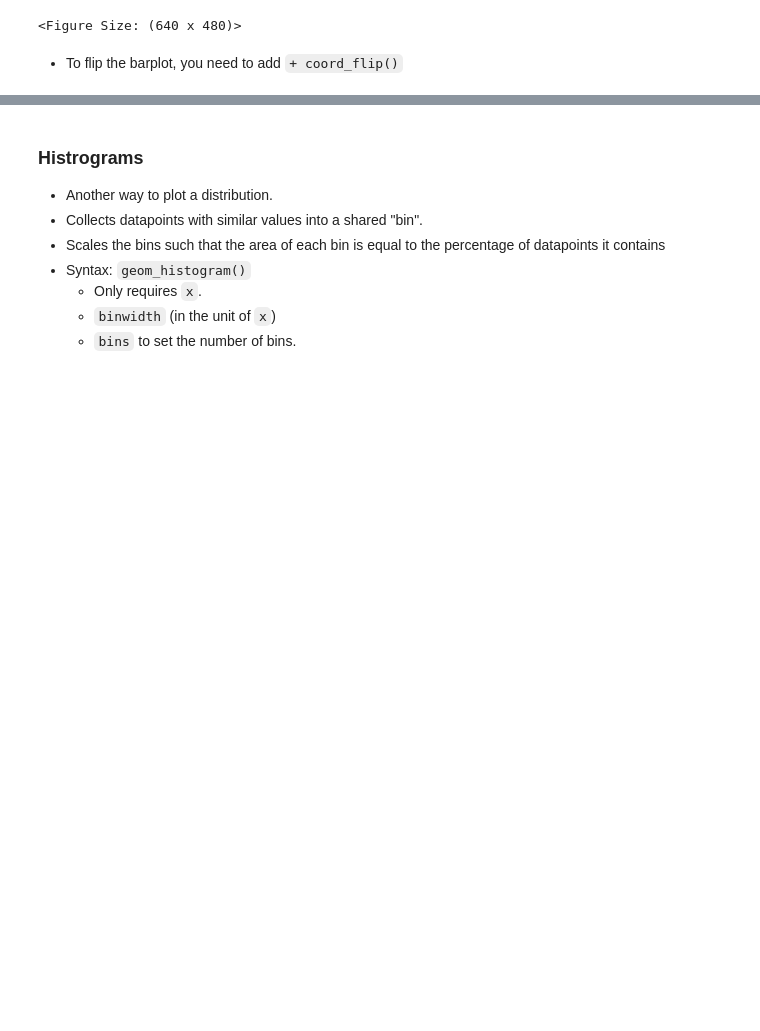
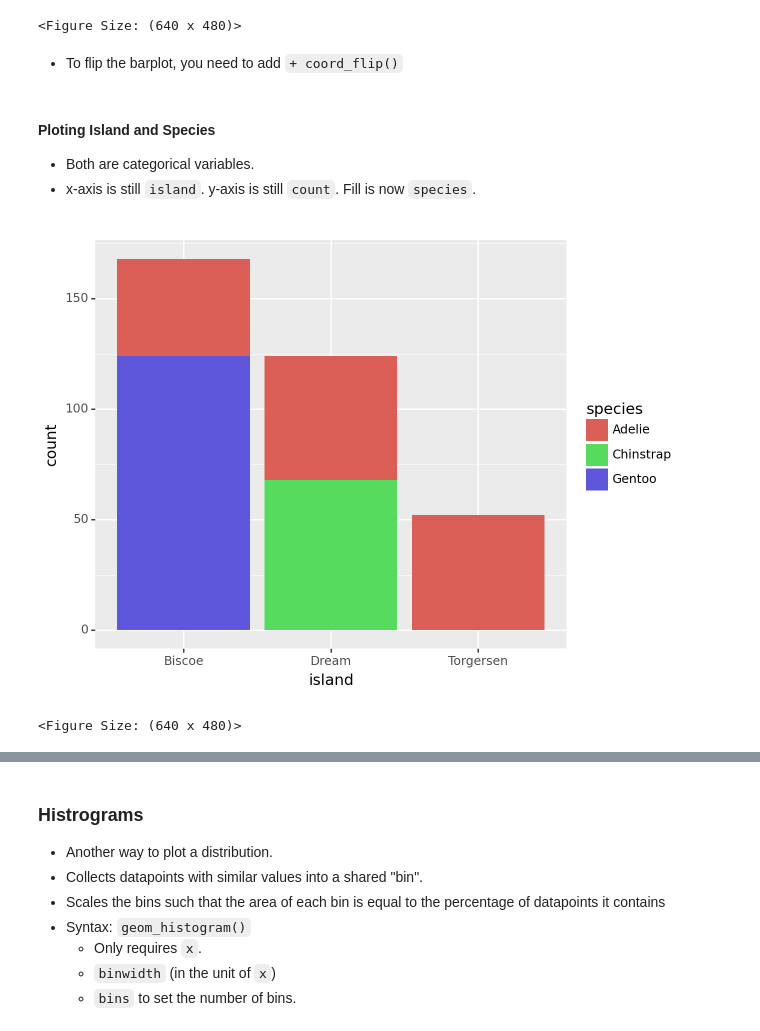
Before and after one commit to yongsa-nut/TU_CN240_DataScience_671, a Jupyter notebook: Visualization_Basic.ipynb, the cells around one changed output, grey strips where cells are left out. Drawn from its saved outputs; the diff is of its cells as text; code cells hidden in the pictures; blank space fills up the shorter version.

```diff
--- a/Visualization_Basic.ipynb
+++ b/Visualization_Basic.ipynb
@@ -332,3 +354,15 @@ ggplot(data = penguins, mapping = aes(x = "island", fill = "island"))  + geom_ba
 <Figure Size: (640 x 480)>
 # %% [markdown]
 - To flip the barplot, you need to add `+ coord_flip()`
+# %% [markdown]
+#### Ploting Island and Species
+- Both are categorical variables.
+- x-axis is still `island`. y-axis is still `count`. Fill is now `species`.
+# %%
+(
+    ggplot(data = penguins, mapping = aes(x = "island", fill = "species"))  +
+    geom_bar()
+)
+# %% [output]
+[figure, added]
+<Figure Size: (640 x 480)>
```
Also changed, not shown: parts of 44 cells of this notebook.
